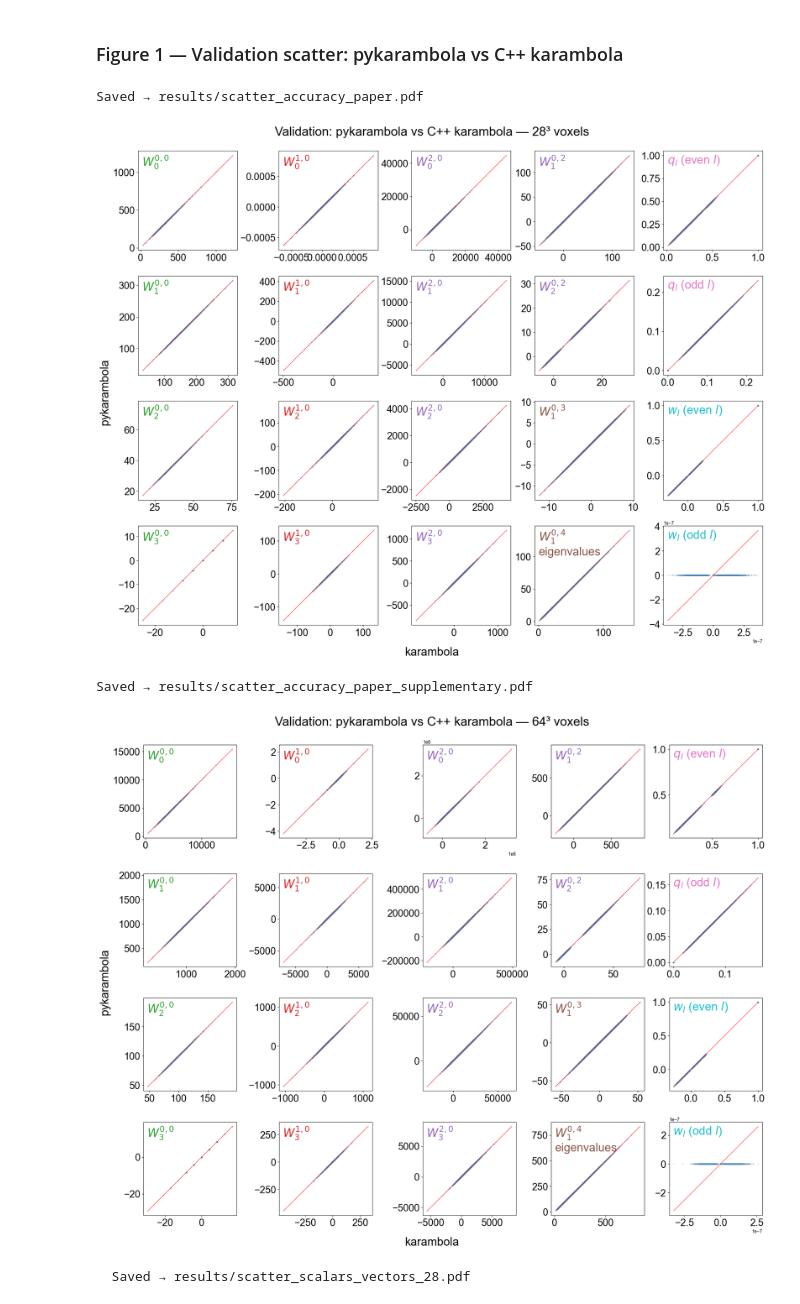
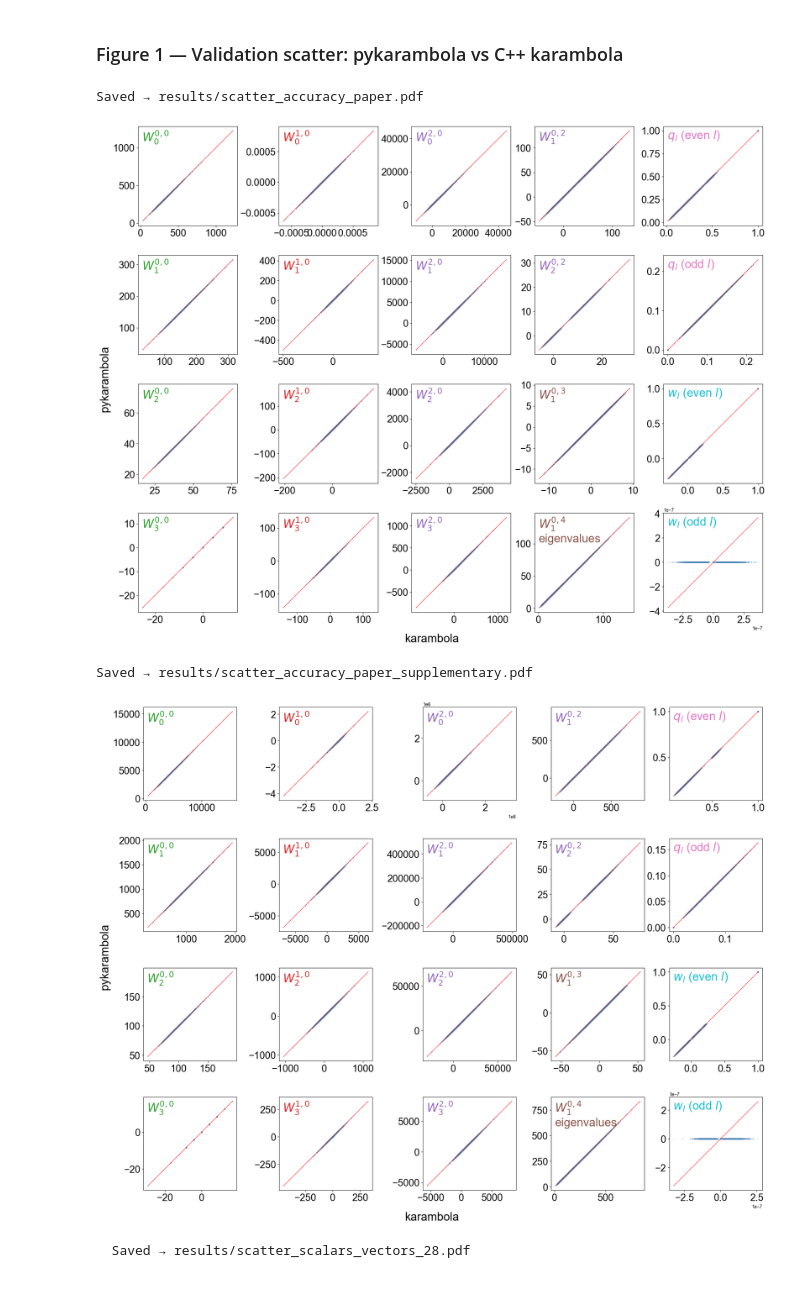
Before and after one commit to Ishihara-SynthMorph/pykarambola, a Jupyter notebook: paper/notebooks/benchmark_adrenal3d.ipynb, the cells around one changed output. Drawn from its saved outputs; the diff is of its cells as text; code cells hidden in the pictures.

```diff
--- a/paper/notebooks/benchmark_adrenal3d.ipynb
+++ b/paper/notebooks/benchmark_adrenal3d.ipynb
@@ -762,40 +761,40 @@ def make_figure(channel, save_path):
                 k_all.append(k_vals.loc[common].values)
                 py_all.append(py_vals.loc[common].values)
 
             if k_all:
                 k_all  = np.concatenate(k_all)
                 py_all = np.concatenate(py_all)
                 ax.scatter(k_all, py_all, s=4, alpha=0.15, rasterized=True, color='steelblue')
                 lo = min(k_all.min(), py_all.min())
                 hi = max(k_all.max(), py_all.max())
                 ax.plot([lo, hi], [lo, hi], 'r-', lw=0.8, zorder=5)
 
             ax.set_box_aspect(1)
             ax.tick_params(labelsize=BASE_FONT - 4)
             ax.text(
                 0.04, 0.97, label,
                 transform=ax.transAxes,
                 fontsize=BASE_FONT, color=label_color,
                 va='top', ha='left',
             )
 
     fig.supxlabel('karambola', fontsize=BASE_FONT)
     fig.supylabel('pykarambola', fontsize=BASE_FONT)
-    fig.suptitle(
-        f'Validation: pykarambola vs C++ karambola — {channel}³ voxels',
-        fontsize=BASE_FONT + 2,
-    )
+    # fig.suptitle(
+    #     f'pykarambola vs C++ karambola — {channel}³ voxels',
+    #     fontsize=BASE_FONT + 2,
+    # )
     plt.savefig(save_path, dpi=150, bbox_inches='tight')
     print(f'Saved → {save_path}')
     plt.show()
 
 make_figure('28', os.path.join(FIGURES_PATH, 'scatter_accuracy_paper.pdf'))
 make_figure('64', os.path.join(FIGURES_PATH, 'scatter_accuracy_paper_supplementary.pdf'))
 # %% [output]
 Saved → results/scatter_accuracy_paper.pdf
-[figure, old version]
+[figure, new version]
 Saved → results/scatter_accuracy_paper_supplementary.pdf
-[figure, old version]
+[figure, new version]
 # %%
 # ── Feature groups ───────────────────────────────────────────────────────
 feat_groups = {
```
Also changed, not shown: 29 other files.
